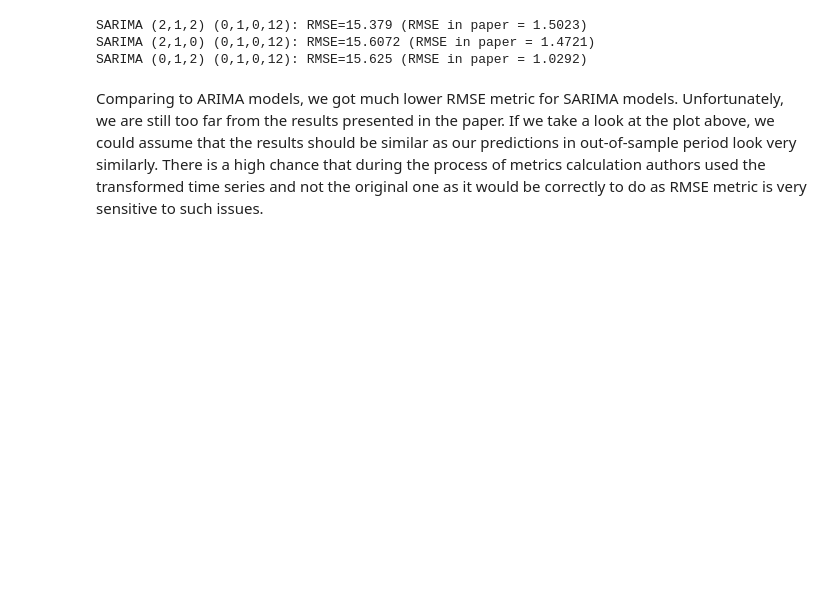
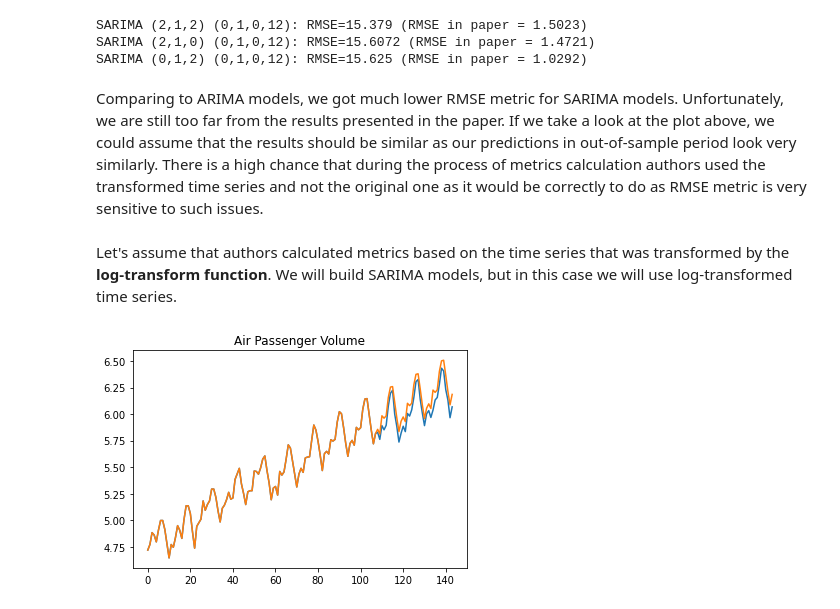
Before and after one commit to Staneesh/Repro2023, a Jupyter notebook: main.ipynb, the cells around one changed output. Drawn from its saved outputs; the diff is of its cells as text; code cells hidden in the pictures; blank space fills up the shorter version.

Commit message:
Add SARIMA models fitted based on the log-transformed time series

```diff
--- a/main.ipynb
+++ b/main.ipynb
@@ -419,3 +420,25 @@ SARIMA (2,1,0) (0,1,0,12): RMSE=15.6072 (RMSE in paper = 1.4721)
 SARIMA (0,1,2) (0,1,0,12): RMSE=15.625 (RMSE in paper = 1.0292)
 # %% [markdown]
 Comparing to ARIMA models, we got much lower RMSE metric for SARIMA models. Unfortunately, we are still too far from the results presented in the paper. If we take a look at the plot above, we could assume that the results should be similar as our predictions in out-of-sample period look very similarly. There is a high chance that during the process of metrics calculation authors used the transformed time series and not the original one as it would be correctly to do as RMSE metric is very sensitive to such issues.
+# %% [markdown]
+Let's assume that authors calculated metrics based on the time series that was transformed by the **log-transform function**. We will build SARIMA models, but in this case we will use log-transformed time series.
+# %%
+def run_log_sarima_model(order,seasonal_order, forecast_horizon=36, print_summary=False, print_plot=False):
+    mod = sm.tsa.statespace.SARIMAX(np.log(data['Count'][:-forecast_horizon]), trend='c', order=order, seasonal_order=seasonal_order)
+    sarima_model = mod.fit()
+    if print_summary:
+        print(sarima_model.summary())
+
+    sarima_pred = sarima_model.forecast(forecast_horizon)
+
+    if print_plot:
+        plt.plot(np.log(data['Count']), label = 'Observed')
+        plt.plot(pd.concat([np.log(data['Count'][:-forecast_horizon]),sarima_pred]), label = 'Predicted')
+        plt.title('Air Passenger Volume')
+        plt.show()
+
+    return sarima_model, sarima_pred
+# %%
+sarima212_010_12_log, sarima212_010_12_pred_log = run_log_sarima_model((2,1,2), (0,1,0,12), print_plot = True)
+# %% [output]
+[figure, added]
```
Also changed, not shown: parts of 8 cells of this notebook.
